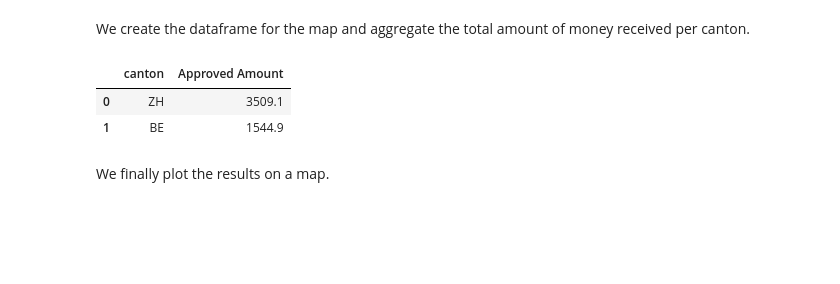
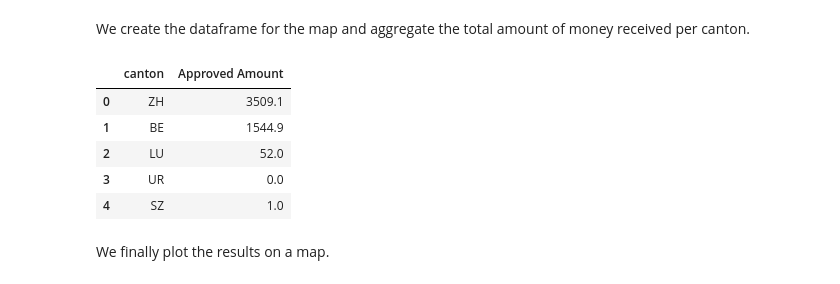
Before and after one commit to Rivollet/ADAHomework, a Jupyter notebook: 03 - Interactive Viz/Interactive Viz Notebook.ipynb, the cells around one changed output. Cells and saved outputs as stored; diff of their text form; code cells hidden in the pictures; blank space fills up the shorter version.

```diff
--- a/03 - Interactive Viz/Interactive Viz Notebook.ipynb
+++ b/03 - Interactive Viz/Interactive Viz Notebook.ipynb
@@ -238,35 +213,2 @@ Paul Scherrer Institut
 # %% [markdown]
 To avoid many queries, we will only query on the unique university names. This is very important since Google limits the number of calls.
-# %%
-# Initialize the Google geolocator
-geolocator = GoogleV3(api_key=googleApiKey, domain='maps.googleapis.com', scheme='https')
-
-# Only query unique university names for efficiency reasons
-uniqueUniversityNames = df.University.unique()
-print("There are {} universities".format(len(uniqueUniversityNames)))
-
-# save the canton short name for each university
-universityNameToCanton = {}
-
-for i, univName in enumerate(uniqueUniversityNames):
-    #print(univName)
-    # Use simpler university name in query because Google doesn't understand
-    simplerUnivName = simplifyUnivName(univName)
-
-    # get the location
-    univLocation = geolocator.geocode(query=simplerUnivName, exactly_one=True, components={'country': 'CH'})
-
-    # get the canton, address name is None if geolocation didn't succeed
-    cantonShortName, cantonLongName = extract_canton_from_address(univLocation.raw['address_components'])
-
-    # print debugging info to see which universities weren't recognized
-    if cantonShortName is None or cantonLongName is None:
-        print("Could not locate university with name {} at {}th entry, canton short name={}, long name={}".
-              format(univName, i, cantonShortName, cantonLongName))
-        print(univLocation.raw['address_components'])
-
-    universityNameToCanton[univName] = cantonShortName
-    #break # enable for testing to avoid many queries
-
-
-#print(universityNameToCanton)
@@ -290,0 +215,2 @@ Could not locate university with name Fernfachhochschule Schweiz (Mitglied SUPSI
+# %%
+universityNameToCanton = fetch_canton_from_api()
@@ -406,26 +307,28 @@ We create the dataframe for the map and aggregate the total amount of money rece
 # %%
 df_per_canton = df[['canton', 'Approved Amount']]
 
 # remove data with no money indicated
 df_per_canton = df_per_canton[df_per_canton['Approved Amount'] != 'data not included in P3']
 
 # convert string to int and convert to MCHF, group by canton
 df_per_canton['Approved Amount'] = df_per_canton['Approved Amount'].apply(lambda x: round(float(x)/1e6, 1)) # convert to million
 df_per_canton = df_per_canton.groupby('canton').sum()
 
 # we need the dataframe to have all cantons, even if the money they receive is 0 CHF
 df_per_canton_H = pd.DataFrame({'canton': cantonNames, 'Approved Amount': 0})
 df_per_canton_H = df_per_canton_H.set_index(['canton'])
 df_per_canton_H.update(df_per_canton)
 df_per_canton = df_per_canton_H
 
 df_per_canton = df_per_canton.reset_index()
-#df_per_canton['canton']
-df_per_canton.head(2)
+df_per_canton.head()
 # %% [output]
 |  | canton | Approved Amount |
 | 0 | ZH | 3509.1 |
 | 1 | BE | 1544.9 |
+| 2 | LU | 52.0 |
+| 3 | UR | 0.0 |
+| 4 | SZ | 1.0 |
 # %% [markdown]
 We finally plot the results on a map.
 # %%
```
Also changed, not shown: parts of 24 cells of this notebook, 2 other files.
